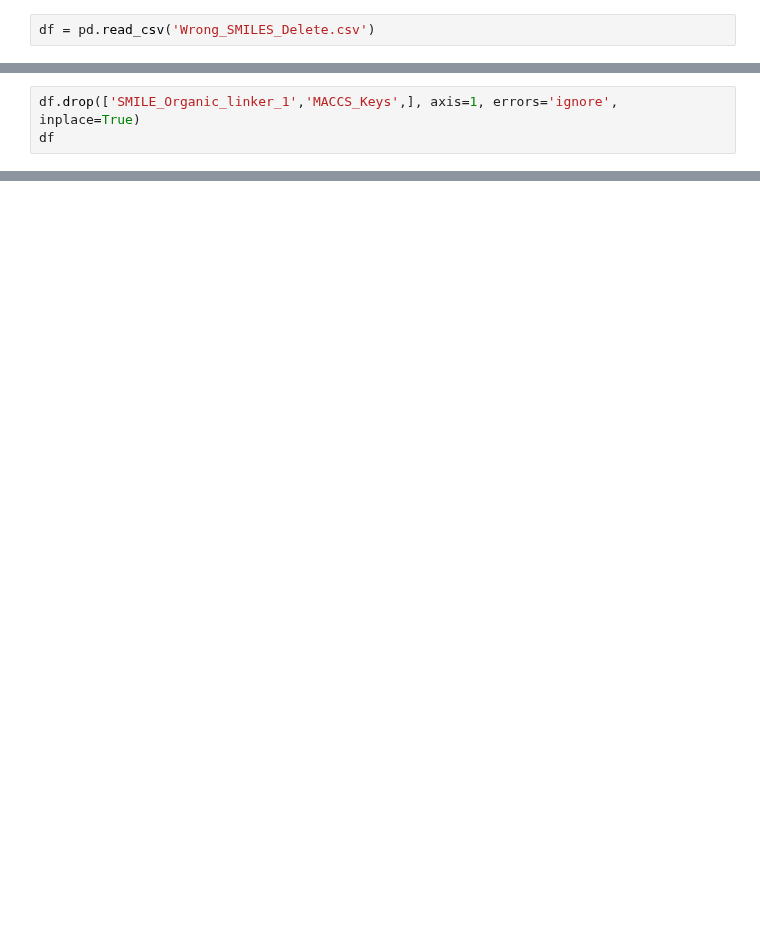
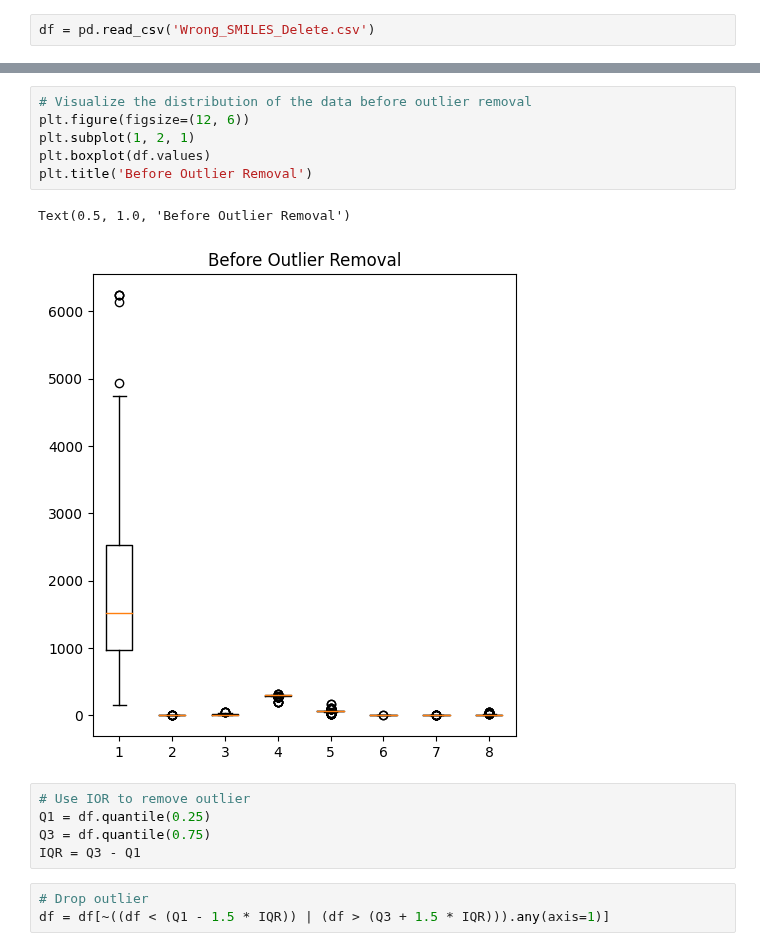
Before and after one commit to huliyao1115/Hello-world, a Jupyter notebook: Final Assignment-Polynominal Regression.ipynb, the cells around one changed output, grey strips where cells are left out. Saved outputs shown, nothing was run; the diff lists cells and outputs as text; blank space fills up the shorter version.

```diff
--- a/Final Assignment-Polynominal Regression.ipynb
+++ b/Final Assignment-Polynominal Regression.ipynb
@@ -114,3 +17,0 @@ dtype: object
-# %%
-df.drop(['SMILE_Organic_linker_1','MACCS_Keys',], axis=1, errors='ignore', inplace=True)
-df
@@ -169,0 +25,17 @@ X_test_poly = poly_features.transform(X_test_scaled)
+# %%
+# Visualize the distribution of the data before outlier removal
+plt.figure(figsize=(12, 6))
+plt.subplot(1, 2, 1)
+plt.boxplot(df.values)
+plt.title('Before Outlier Removal')
+# %% [output]
+Text(0.5, 1.0, 'Before Outlier Removal')
+[figure, added]
+# %%
+# Use IOR to remove outlier
+Q1 = df.quantile(0.25)
+Q3 = df.quantile(0.75)
+IQR = Q3 - Q1
+# %%
+# Drop outlier
+df = df[~((df < (Q1 - 1.5 * IQR)) | (df > (Q3 + 1.5 * IQR))).any(axis=1)]
```
Also changed, not shown: parts of 29 cells of this notebook.
